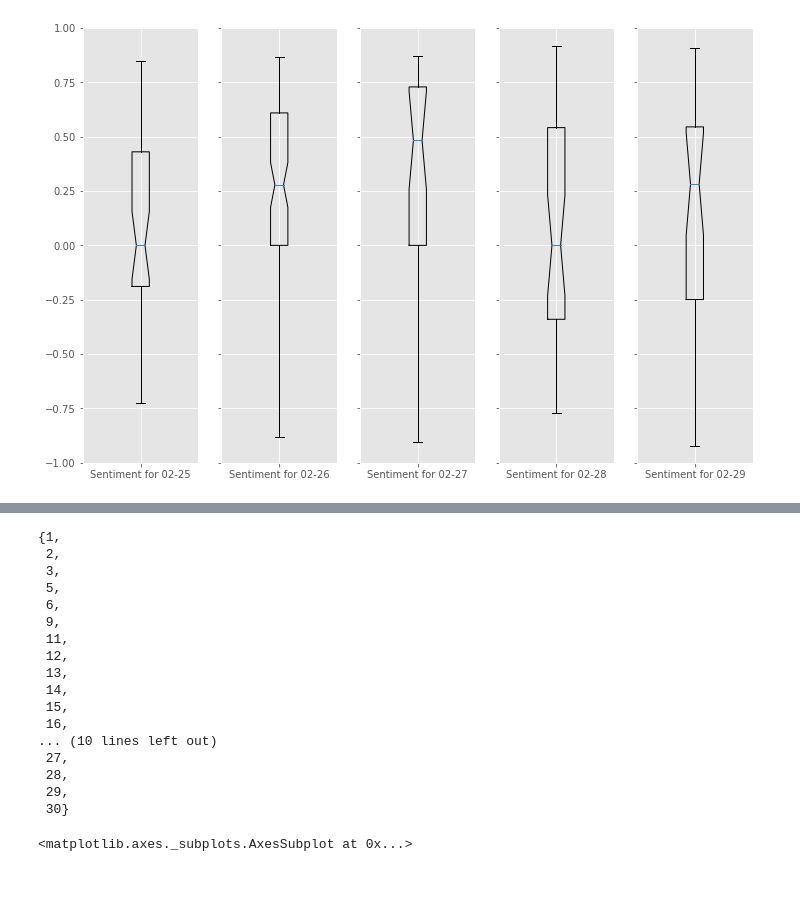
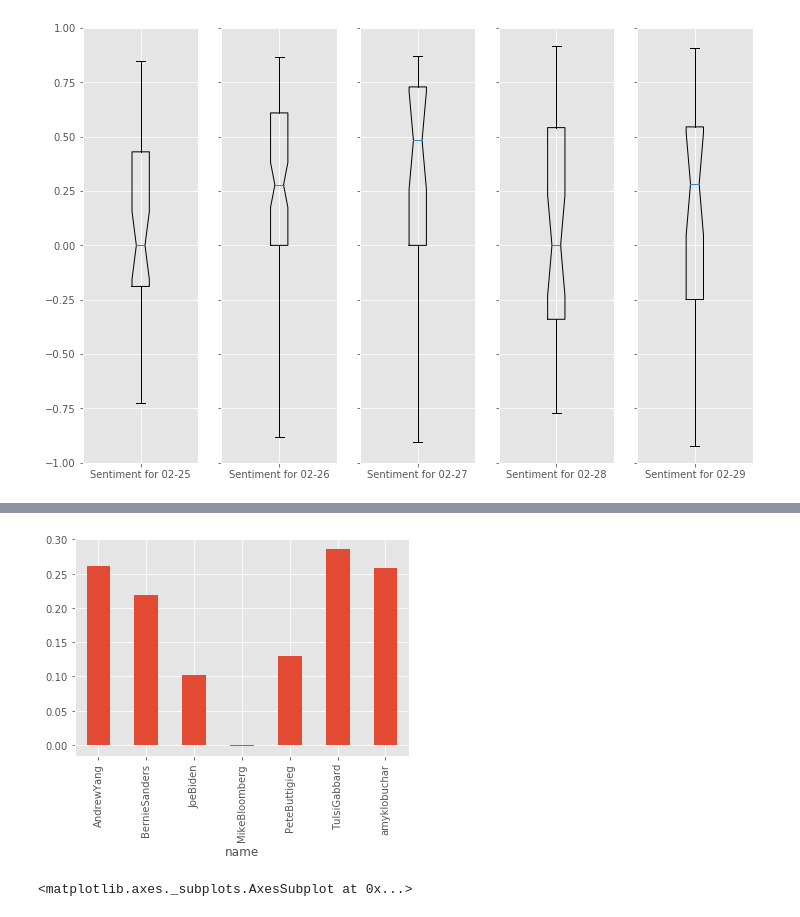
Before and after one commit to danjizquierdo/Sentimental, a Jupyter notebook: NLP_EDA.ipynb, the cells around one changed output, grey strips where cells are left out. Cells and saved outputs as stored; diff of their text form; code cells hidden in the pictures; blank space fills up the shorter version.

```diff
--- a/NLP_EDA.ipynb
+++ b/NLP_EDA.ipynb
@@ -123,23 +124,8 @@ UndefinedVariableError: name 'MikeBloomberg' is not defined
-# %%
-set(data.day.values)
-# %% [output]
-{1,
- 2,
- 3,
- 5,
- 6,
- 9,
- 11,
- 12,
- 13,
- 14,
- 15,
- 16,
-... (10 lines left out)
- 27,
- 28,
- 29,
- 30}
+# %%
+candidate_mean = data['2020-02-25':'2020-02-29'].groupby('name').sentiment.mean()
+candidate_mean.plot(kind='bar');
+# %% [output]
+[figure, added]
 # %%
 day_mean = data['2020-02-25':'2020-02-29'].groupby('day').sentiment.mean()
 day_mean.plot(kind='bar')
```
Also changed, not shown: parts of 1 cell of this notebook.
